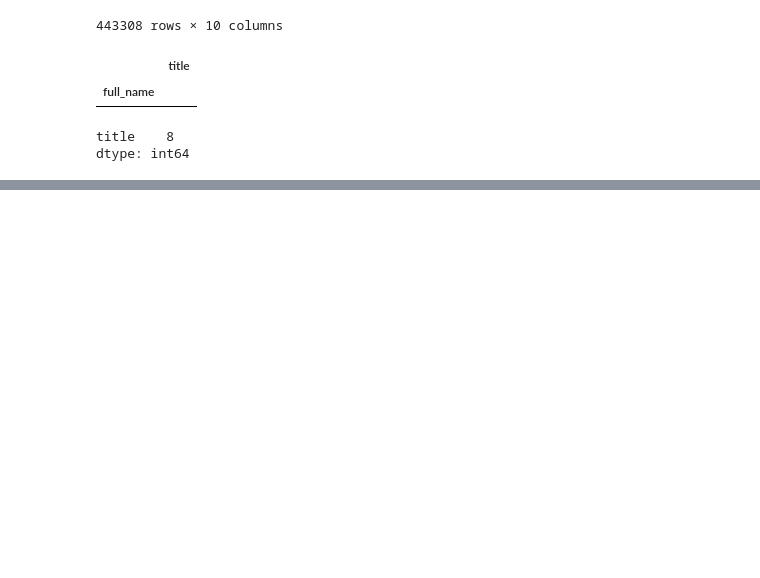
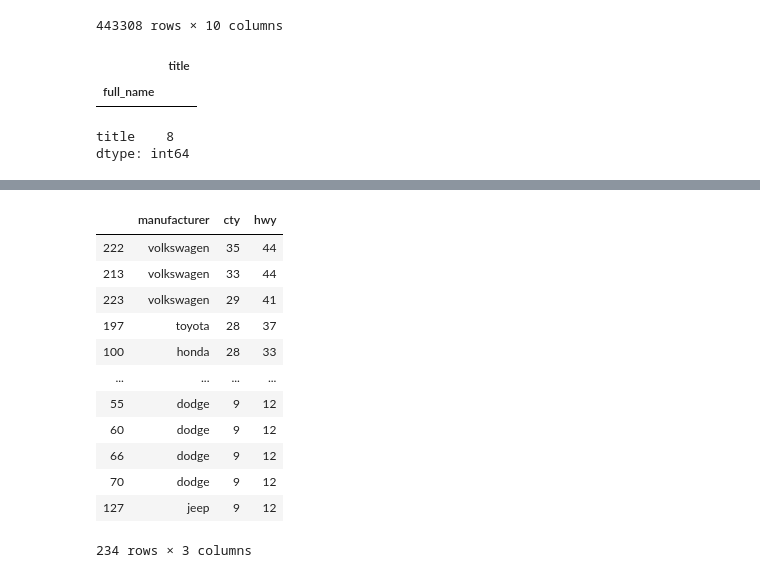
Before and after one commit to JadaShipp/python-exercises, a Jupyter notebook: 4.8.4.4_advanced_dataframes.ipynb, the cells around one changed output, grey strips where cells are left out. Cells and saved outputs as stored; diff of their text form; code cells hidden in the pictures; blank space fills up the shorter version.

```diff
--- a/4.8.4.4_advanced_dataframes.ipynb
+++ b/4.8.4.4_advanced_dataframes.ipynb
@@ -229,0 +276,16 @@ number_of_employees_per_title.plot.hist()
+# %%
+manufacturer_and_all_milages.sort_values(by = ['cty','hwy'], ascending = False)
+# %% [output]
+|  | manufacturer | cty | hwy |
+| 222 | volkswagen | 35 | 44 |
+| 213 | volkswagen | 33 | 44 |
+| 223 | volkswagen | 29 | 41 |
+| 197 | toyota | 28 | 37 |
+| 100 | honda | 28 | 33 |
+| ... | ... | ... | ... |
+| 55 | dodge | 9 | 12 |
+| 60 | dodge | 9 | 12 |
+| 66 | dodge | 9 | 12 |
+| 70 | dodge | 9 | 12 |
+| 127 | jeep | 9 | 12 |
+234 rows × 3 columns
```
Also changed, not shown: parts of 10 cells of this notebook.
